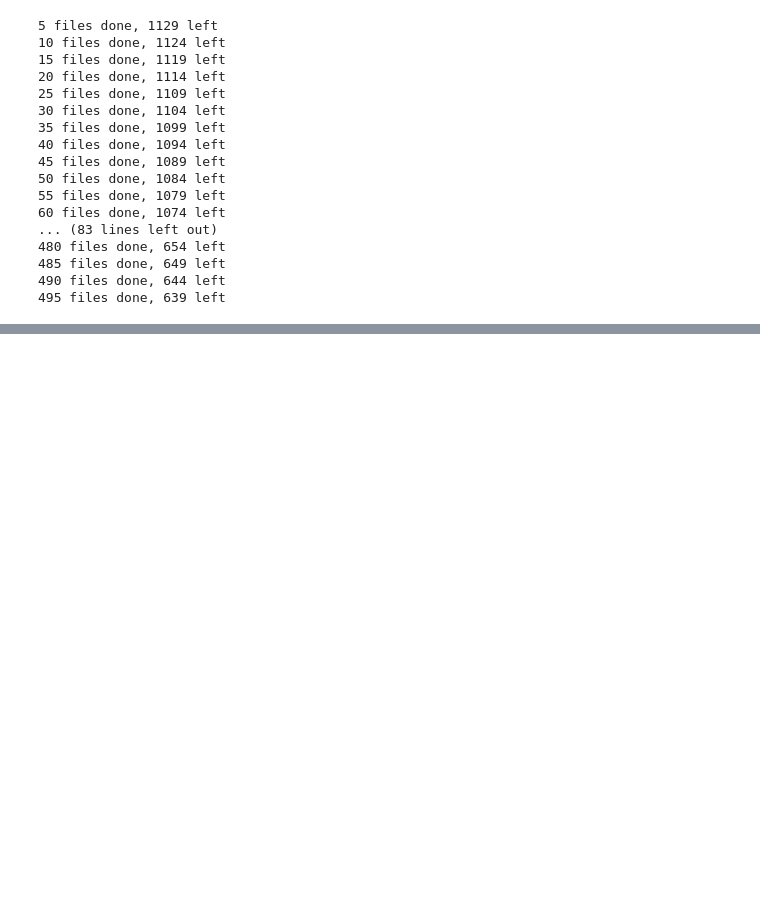
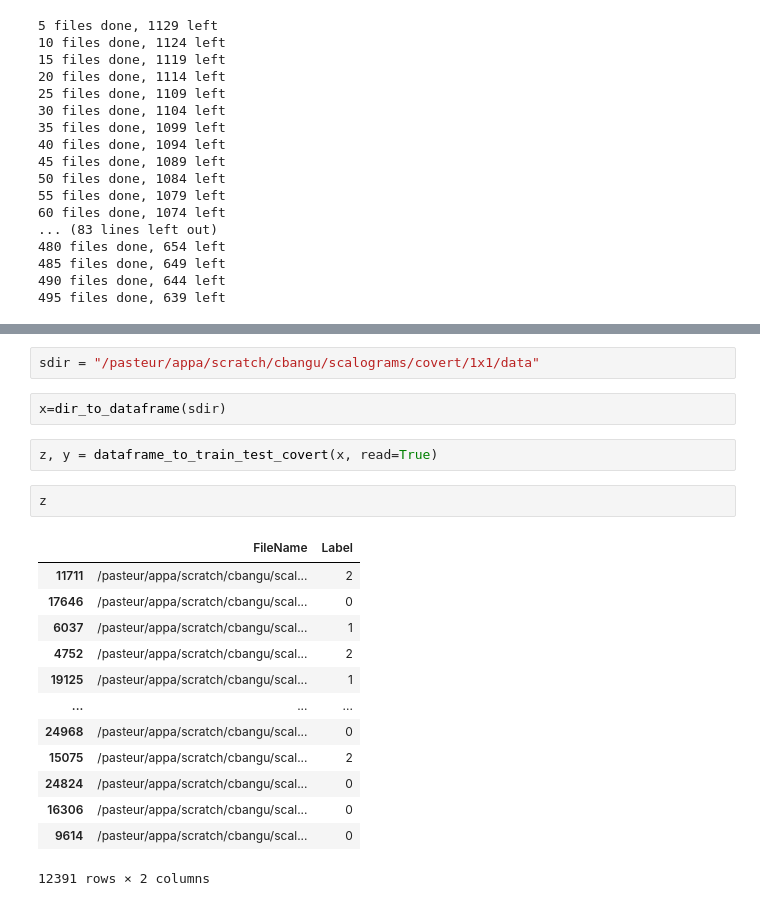
Before and after one commit to CEBangu/MEG-Decoding, a Jupyter notebook: on_the_fly_scalograms.ipynb, the cells around one changed output, grey strips where cells are left out. Drawn from its saved outputs; the diff is of its cells as text; blank space fills up the shorter version.

Commit message:
quick tests

```diff
--- a/on_the_fly_scalograms.ipynb
+++ b/on_the_fly_scalograms.ipynb
@@ -280,0 +367,22 @@ print(f"mean 1th percentile z_score: {mean_min}")
+# %%
+sdir = "/pasteur/appa/scratch/cbangu/scalograms/covert/1x1/data"
+# %%
+x=dir_to_dataframe(sdir)
+# %%
+z, y = dataframe_to_train_test_covert(x, read=True)
+# %%
+z
+# %% [output]
+|  | FileName | Label |
+| 11711 | /pasteur/appa/scratch/cbangu/scal... | 2 |
+| 17646 | /pasteur/appa/scratch/cbangu/scal... | 0 |
+| 6037 | /pasteur/appa/scratch/cbangu/scal... | 1 |
+| 4752 | /pasteur/appa/scratch/cbangu/scal... | 2 |
+| 19125 | /pasteur/appa/scratch/cbangu/scal... | 1 |
+| ... | ... | ... |
+| 24968 | /pasteur/appa/scratch/cbangu/scal... | 0 |
+| 15075 | /pasteur/appa/scratch/cbangu/scal... | 2 |
+| 24824 | /pasteur/appa/scratch/cbangu/scal... | 0 |
+| 16306 | /pasteur/appa/scratch/cbangu/scal... | 0 |
+| 9614 | /pasteur/appa/scratch/cbangu/scal... | 0 |
+12391 rows × 2 columns
```
Also changed, not shown: parts of 2 cells of this notebook.
